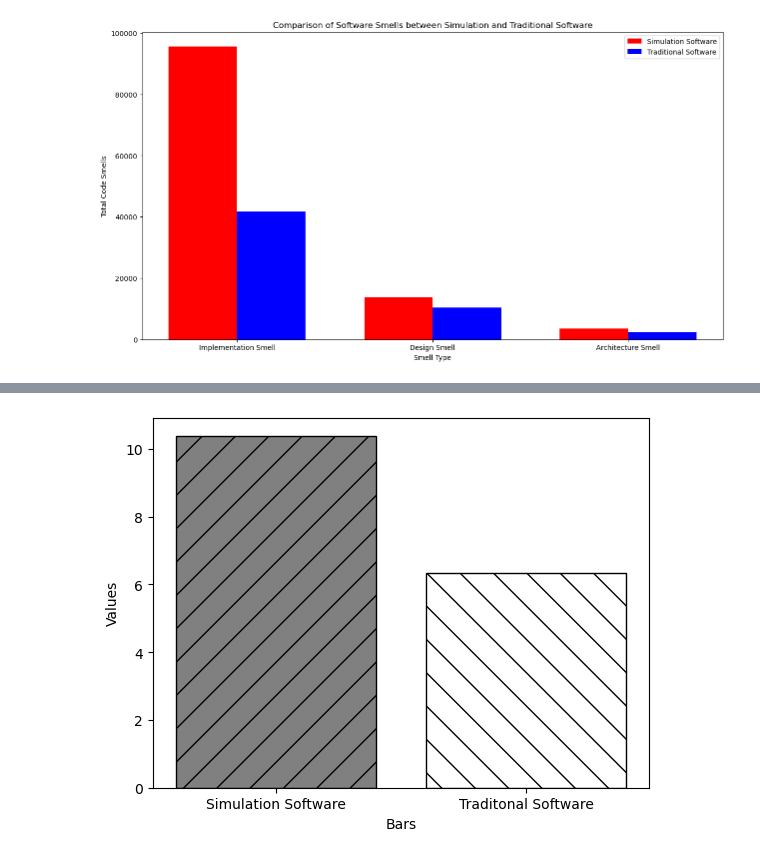
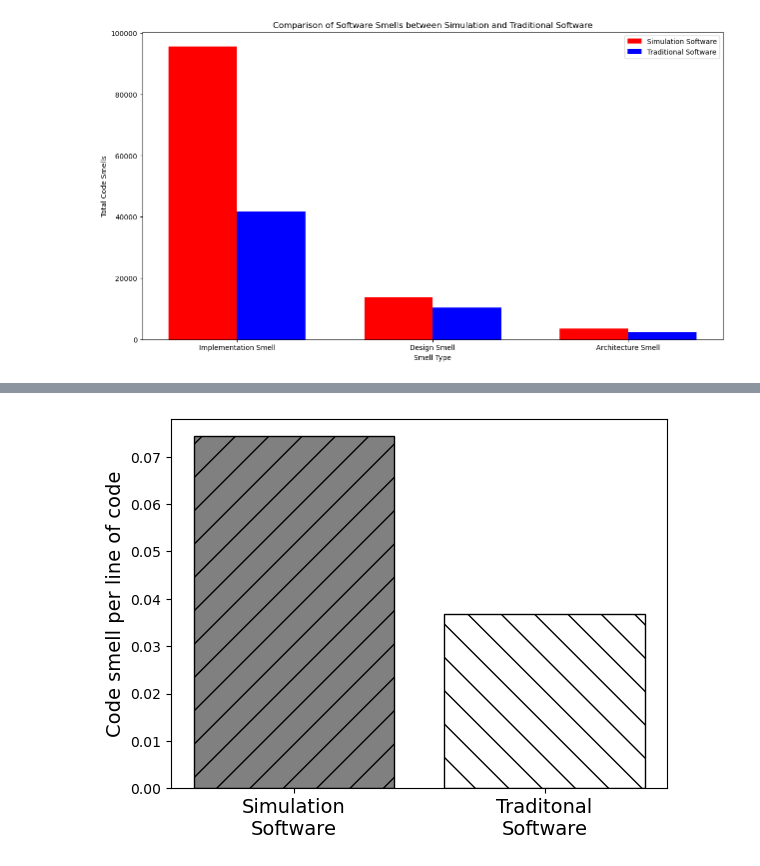
Before and after one commit to riasat-mahbub/sim_emperical_replication, a Jupyter notebook: 3 RQ1 Part 1.ipynb, the cells around one changed output, grey strips where cells are left out. Drawn from its saved outputs; the diff is of its cells as text; code cells hidden in the pictures.

```diff
--- a/3 RQ1 Part 1.ipynb
+++ b/3 RQ1 Part 1.ipynb
@@ -323,5 +324,5 @@ print(len(super_mgtdf[super_mgtdf['LOC']==0]))
 0
 0
 # %%
-super_mgsdf = remove_outliers(super_mgsdf,1, ['Avg'])
-super_mgtdf = remove_outliers(super_mgtdf,1, ['Avg'])
+# super_mgsdf = remove_outliers(super_mgsdf,1, ['Count'])
+# super_mgtdf = remove_outliers(super_mgtdf,1, ['Count'])
@@ -443,28 +574,29 @@ plt.savefig('all_smells_bar.png')
 # %%
 import matplotlib.pyplot as plt
 
 # Data for the bars
-bar_names = ['Simulation Software', 'Traditonal Software']
-bar_values = [super_mgsdf['Avg'].sum(), super_mgtdf['Avg'].sum()]
+bar_names = ['Simulation\nSoftware', 'Traditonal\nSoftware']
+bar_values = [super_mgsdf['Count'].sum()/super_mgsdf['LOC'].sum(), super_mgtdf['Count'].sum()/super_mgtdf['LOC'].sum()]
 
 colors = ['gray', 'white']
 edge_colors = ['black', 'black']
 hatches = ['/', '\\']
 
 # Creating the bar chart with specified colors and hatches
 bars = plt.bar(bar_names, bar_values, color=colors,edgecolor=edge_colors)
 
 # Applying hatches to the bars
 for bar, hatch in zip(bars, hatches):
     bar.set_hatch(hatch)
 
 # Adding labels and title
-plt.xlabel('Bars')
-plt.ylabel('Values')
+plt.ylabel('Code smell per line of code', fontsize=14)
+plt.xticks(fontsize=14)
+# plt.xlabel('Bars')
+# plt.ylabel('Values')
 # plt.title('Bar Chart with Two Bars')
 plt.savefig('comparison_bar_plot.png')
-
 # Displaying the chart
 plt.show()
 # %% [output]
-[figure, old version]
+[figure, new version]
```
Also changed, not shown: parts of 15 cells of this notebook, 1 other file.
